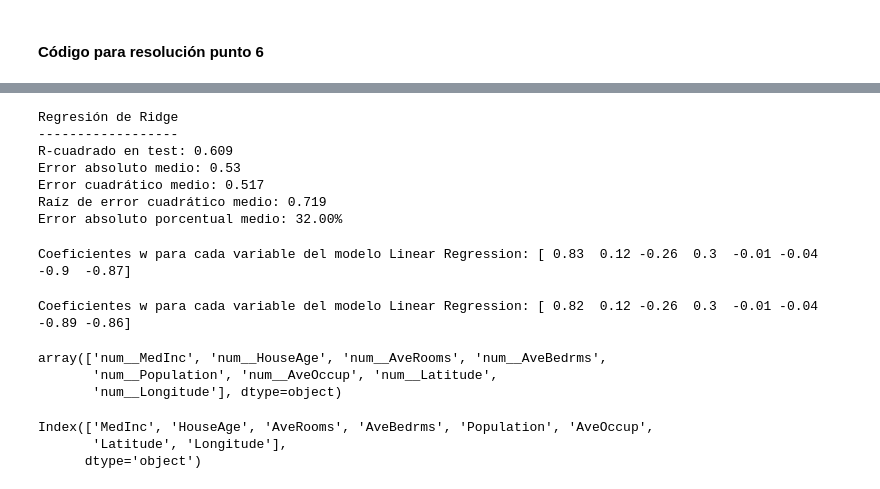
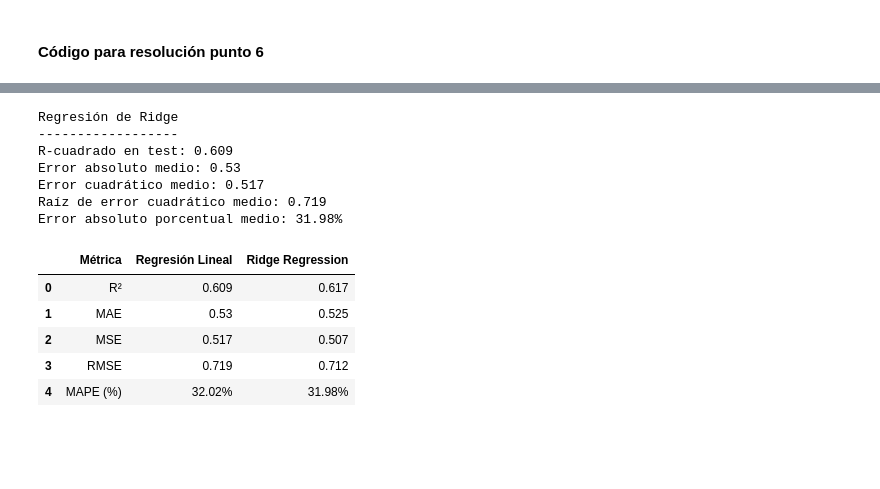
Before and after one commit to gasper-az/intro_ia, a Jupyter notebook: resoluciones_tp/tp_02/resolucion_tp_02.ipynb, the cells around one changed output, grey strips where cells are left out. Cells and saved outputs as stored; diff of their text form; code cells hidden in the pictures; blank space fills up the shorter version.

```diff
--- a/resoluciones_tp/tp_02/resolucion_tp_02.ipynb
+++ b/resoluciones_tp/tp_02/resolucion_tp_02.ipynb
@@ -484,19 +598,19 @@ Pipeline(steps=[('preprocessor',
 # %%
 y_pred_ridge = pipeline_ridge.predict(X_test)
 
-r2_ridge = r2_score(y_test, y_pred_ridge)
-mae_ridge = mean_absolute_error(y_test, y_pred_ridge)
-mse_ridge = mean_squared_error(y_test, y_pred_ridge)
-rmse_ridge = root_mean_squared_error(y_test, y_pred_ridge)
-mape_ridge = mean_absolute_percentage_error(y_test, y_pred_ridge)
+r2_ridge_v2 = r2_score(y_test, y_pred_ridge)
+mae_ridge_v2 = mean_absolute_error(y_test, y_pred_ridge)
+mse_ridge_v2 = mean_squared_error(y_test, y_pred_ridge)
+rmse_ridge_v2 = root_mean_squared_error(y_test, y_pred_ridge)
+mape_ridge_v2 = mean_absolute_percentage_error(y_test, y_pred_ridge)
 
 print("Regresión de Ridge")
 print("------------------")
-print("R-cuadrado en test:", round(r2_ridge, 3))
-print("Error absoluto medio:", round(mae_ridge, 3))
-print("Error cuadrático medio:", round(mse_ridge, 3))
-print("Raíz de error cuadrático medio:", round(rmse_ridge, 3))
-print(f"Error absoluto porcentual medio: {mape_ridge*100:.2f}%")
+print("R-cuadrado en test:", round(r2_ridge_v2, 3))
+print("Error absoluto medio:", round(mae_ridge_v2, 3))
+print("Error cuadrático medio:", round(mse_ridge_v2, 3))
+print("Raíz de error cuadrático medio:", round(rmse_ridge_v2, 3))
+print(f"Error absoluto porcentual medio: {mape_ridge_v2*100:.2f}%")
 # %% [output]
 Regresión de Ridge
 ------------------
@@ -504,25 +618,38 @@ R-cuadrado en test: 0.609
 Error absoluto medio: 0.53
 Error cuadrático medio: 0.517
 Raíz de error cuadrático medio: 0.719
-Error absoluto porcentual medio: 32.00%
+Error absoluto porcentual medio: 31.98%
-# %%
-# Pipeline: definido en el ejercicio 3
-print(f"Coeficientes w para cada variable del modelo Linear Regression: {np.round(pipeline.named_steps['regressor'].coef_, 2)}")
-# %% [output]
-Coeficientes w para cada variable del modelo Linear Regression: [ 0.83  0.12 -0.26  0.3  -0.01 -0.04 -0.9  -0.87]
-# %%
-print(f"Coeficientes w para cada variable del modelo Linear Regression: {np.round(pipeline_ridge.named_steps['regressor'].coef_, 2)}")
-# %% [output]
-Coeficientes w para cada variable del modelo Linear Regression: [ 0.82  0.12 -0.26  0.3  -0.01 -0.04 -0.89 -0.86]
-# %%
-pipeline_ridge.named_steps['preprocessor'].get_feature_names_out()
-# %% [output]
-array(['num__MedInc', 'num__HouseAge', 'num__AveRooms', 'num__AveBedrms',
-       'num__Population', 'num__AveOccup', 'num__Latitude',
-       'num__Longitude'], dtype=object)
-# %%
-X_train.columns
-# %% [output]
-Index(['MedInc', 'HouseAge', 'AveRooms', 'AveBedrms', 'Population', 'AveOccup',
-       'Latitude', 'Longitude'],
-      dtype='object')
+# %%
+
+
+# Ya tenés métricas del modelo Ridge: r2_ridge, mae_ridge, etc.
+
+# Mostrar comparación en tabla
+import pandas as pd
+
+comparacion = pd.DataFrame({
+    "Métrica": ["R²", "MAE", "MSE", "RMSE", "MAPE (%)"],
+    "Regresión Lineal": [
+        round(r2, 3),
+        round(mae, 3),
+        round(mse, 3),
+        round(rmse, 3),
+        f"{mape * 100:.2f}%"
+    ],
+    "Ridge Regression": [
+        round(r2_ridge, 3),
+        round(mae_ridge, 3),
+        round(mse_ridge, 3),
+        round(rmse_ridge, 3),
+        f"{mape_ridge * 100:.2f}%"
+    ]
+})
+
+display(comparacion)
+# %% [output]
+|  | Métrica | Regresión Lineal | Ridge Regression |
+| 0 | R² | 0.609 | 0.617 |
+| 1 | MAE | 0.53 | 0.525 |
+| 2 | MSE | 0.517 | 0.507 |
+| 3 | RMSE | 0.719 | 0.712 |
+| 4 | MAPE (%) | 32.02% | 31.98% |
```
Also changed, not shown: parts of 39 cells of this notebook.
